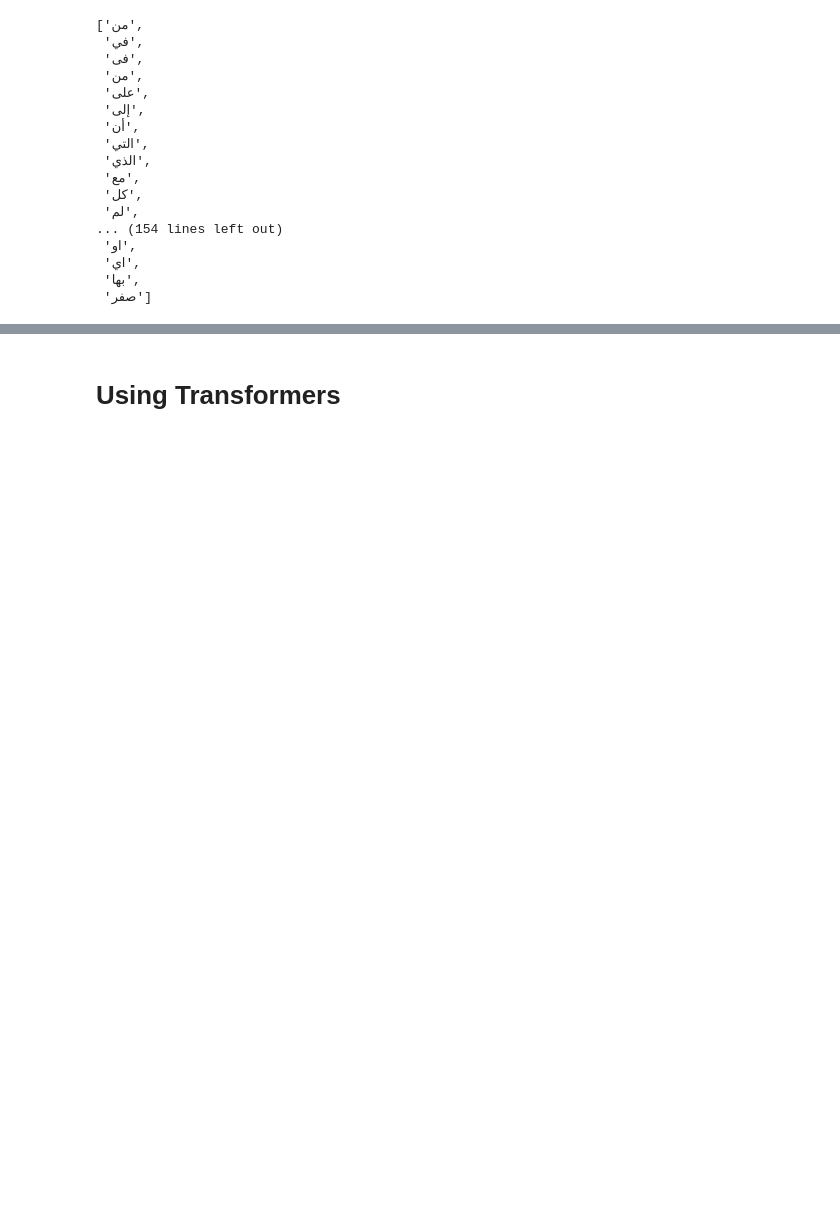
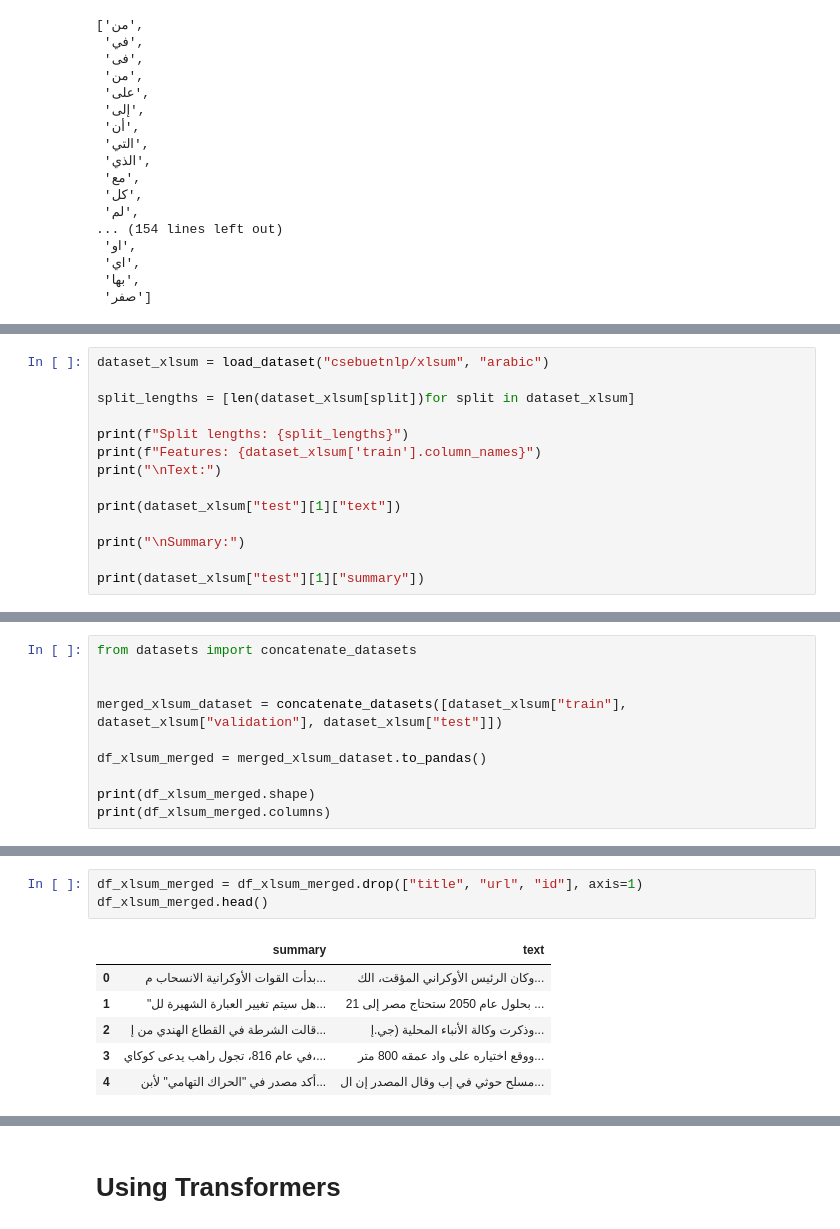
Before and after one commit to Mohieldin-Hammad/Arabic-Text-Summarization, a Jupyter notebook: text_summaraization.ipynb, the cells around one changed output, grey strips where cells are left out. Cells and saved outputs as stored; diff of their text form; blank space fills up the shorter version.

```diff
--- a/text_summaraization.ipynb
+++ b/text_summaraization.ipynb
@@ -279,0 +487,14 @@ stop_words
+# %%
+dataset_xlsum = load_dataset("csebuetnlp/xlsum", "arabic")
+
+split_lengths = [len(dataset_xlsum[split])for split in dataset_xlsum]
+
+print(f"Split lengths: {split_lengths}")
+print(f"Features: {dataset_xlsum['train'].column_names}")
+print("\nText:")
+
+print(dataset_xlsum["test"][1]["text"])
+
+print("\nSummary:")
+
+print(dataset_xlsum["test"][1]["summary"])
@@ -279,0 +529,10 @@ stop_words
+# %%
+from datasets import concatenate_datasets
+
+
+merged_xlsum_dataset = concatenate_datasets([dataset_xlsum["train"], dataset_xlsum["validation"], dataset_xlsum["test"]])
+
+df_xlsum_merged = merged_xlsum_dataset.to_pandas()
+
+print(df_xlsum_merged.shape)
+print(df_xlsum_merged.columns)
@@ -279,0 +551,10 @@ stop_words
+# %%
+df_xlsum_merged = df_xlsum_merged.drop(["title", "url", "id"], axis=1)
+df_xlsum_merged.head()
+# %% [output]
+|  | summary | text |
+| 0 | بدأت القوات الأوكرانية الانسحاب م... | وكان الرئيس الأوكراني المؤقت، الك... |
+| 1 | "هل سيتم تغيير العبارة الشهيرة لل... | بحلول عام 2050 ستحتاج مصر إلى 21 ... |
+| 2 | قالت الشرطة في القطاع الهندي من إ... | وذكرت وكالة الأنباء المحلية (جي.إ... |
+| 3 | في عام 816، تجول راهب يدعى كوكاي،... | ووقع اختياره على واد عمقه 800 متر... |
+| 4 | أكد مصدر في "الحراك التهامي" لأبن... | مسلح حوثي في إب وقال المصدر إن ال... |
```
Also changed, not shown: parts of 34 cells of this notebook, 1 other file.
